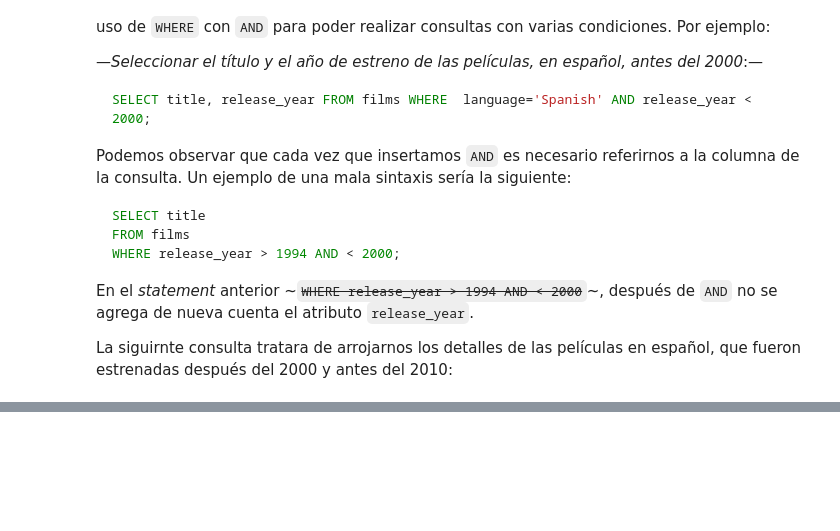
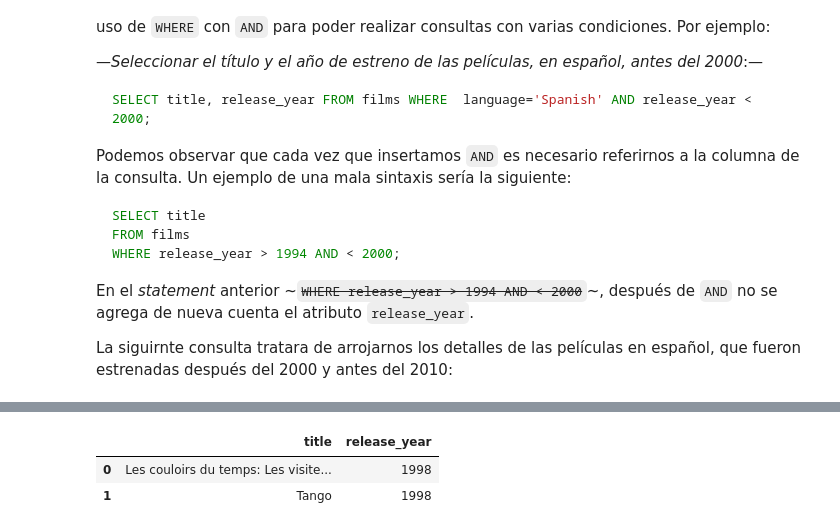
Before and after one commit to gisosdeb/sql_data_analysis, a Jupyter notebook: intro_to_sql_for_data_science/intro_to_sql_for_data_science_part2.ipynb, the cells around one changed output, grey strips where cells are left out. Cells and saved outputs as stored; diff of their text form; code cells hidden in the pictures; blank space fills up the shorter version.

Commit message:
Recent commit olivino 221019 01:00

```diff
--- a/intro_to_sql_for_data_science/intro_to_sql_for_data_science_part2.ipynb
+++ b/intro_to_sql_for_data_science/intro_to_sql_for_data_science_part2.ipynb
@@ -328,0 +347,19 @@ pd.DataFrame([i.copy() for i in data])
+# %%
+cur = conn.cursor(cursor_factory=psycopg2.extras.DictCursor)
+cur.execute(
+    """
+    SELECT films.title, films.release_year
+    FROM intro_sql.films
+    WHERE release_year BETWEEN 1990 AND 2000
+    AND budget> 100000000
+    AND (language='Spanish' or language='French');
+    """
+)
+data = cur.fetchall()
+conn.commit()
+cur.close()
+pd.DataFrame([i.copy() for i in data])
+# %% [output]
+|  | title | release_year |
+| 0 | Les couloirs du temps: Les visite... | 1998 |
+| 1 | Tango | 1998 |
```
Also changed, not shown: parts of 4 cells of this notebook, 1 other file.
